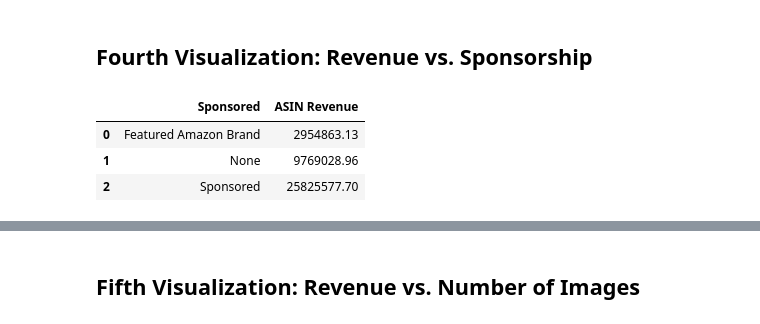
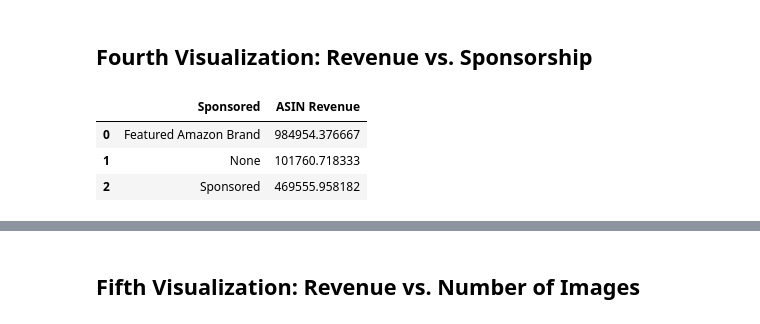
Before and after one commit to alayna302004/digital-calendar-amazon-e-commerce, a Jupyter notebook: digital_calendar_amazon_e_commerce_data_analysis.ipynb, the cells around one changed output, grey strips where cells are left out. Saved outputs shown, nothing was run; the diff lists cells and outputs as text; code cells hidden in the pictures.

```diff
--- a/digital_calendar_amazon_e_commerce_data_analysis.ipynb
+++ b/digital_calendar_amazon_e_commerce_data_analysis.ipynb
@@ -206,13 +213,13 @@ chart3
 # %% [markdown]
 ## Fourth Visualization: Revenue vs. Sponsorship
 # %%
-sponsored_revenue = filtered_df.groupby('Sponsored')['ASIN Revenue'].sum().reset_index()
+sponsored_revenue = filtered_df.groupby('Sponsored')['ASIN Revenue'].mean().reset_index()
 sponsored_revenue
 # %% [output]
 |  | Sponsored | ASIN Revenue |
-| 0 | Featured Amazon Brand | 2954863.13 |
-| 1 | None | 9769028.96 |
-| 2 | Sponsored | 25825577.70 |
+| 0 | Featured Amazon Brand | 984954.376667 |
+| 1 | None | 101760.718333 |
+| 2 | Sponsored | 469555.958182 |
 # %%
 chart4 = alt.Chart(sponsored_revenue).mark_bar().encode(
     x=alt.X('Sponsored', sort='-y'),
```
Also changed, not shown: parts of 19 cells of this notebook.
